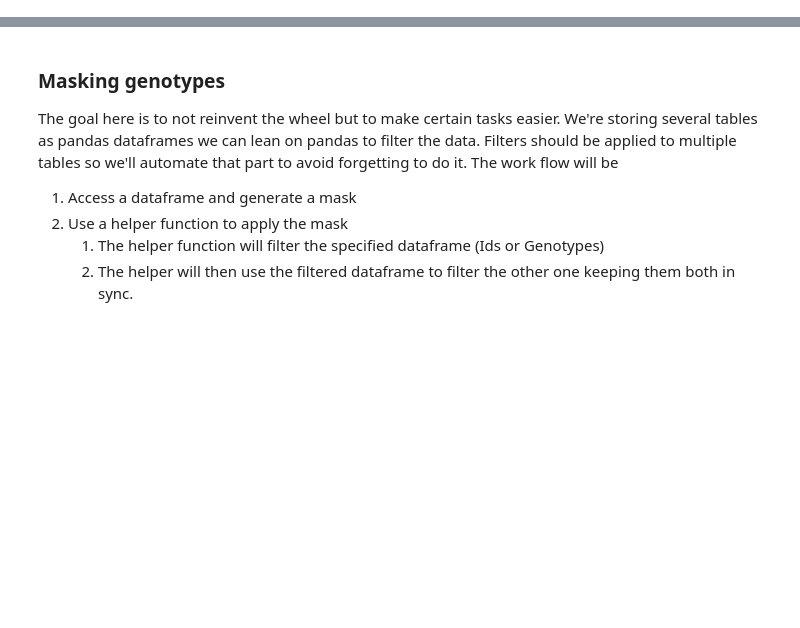
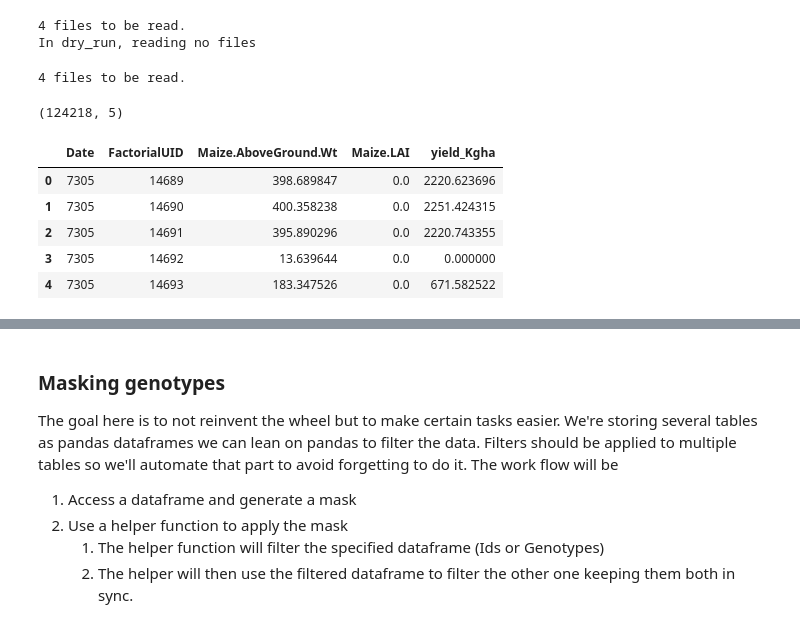
Before and after one commit to DanielKick-USDA/apsimxml, a Jupyter notebook: nbs/02_parquet_dataloader.ipynb, the cells around one changed output, grey strips where cells are left out. Drawn from its saved outputs; the diff is of its cells as text; code cells hidden in the pictures; blank space fills up the shorter version.

```diff
--- a/nbs/02_parquet_dataloader.ipynb
+++ b/nbs/02_parquet_dataloader.ipynb
@@ -491,0 +790,23 @@ ref = {
+# %%
+x.load_results(years = [1990, 2000, 2010, 2020], dry_run = True) # years is optional. If an empty list is passed all years will be returned.
+# %% [output]
+4 files to be read.
+In dry_run, reading no files
+# %%
+x.load_results(years = [1990, 2000, 2010, 2020], dry_run = False)
+# %% [output]
+4 files to be read.
+# %%
+# now results can be accessed
+x.results.shape
+# %% [output]
+(124218, 5)
+# %%
+x.results.head()
+# %% [output]
+|  | Date | FactorialUID | Maize.AboveGround.Wt | Maize.LAI | yield_Kgha |
+| 0 | 7305 | 14689 | 398.689847 | 0.0 | 2220.623696 |
+| 1 | 7305 | 14690 | 400.358238 | 0.0 | 2251.424315 |
+| 2 | 7305 | 14691 | 395.890296 | 0.0 | 2220.743355 |
+| 3 | 7305 | 14692 | 13.639644 | 0.0 | 0.000000 |
+| 4 | 7305 | 14693 | 183.347526 | 0.0 | 671.582522 |
```
Also changed, not shown: parts of 58 cells of this notebook.
